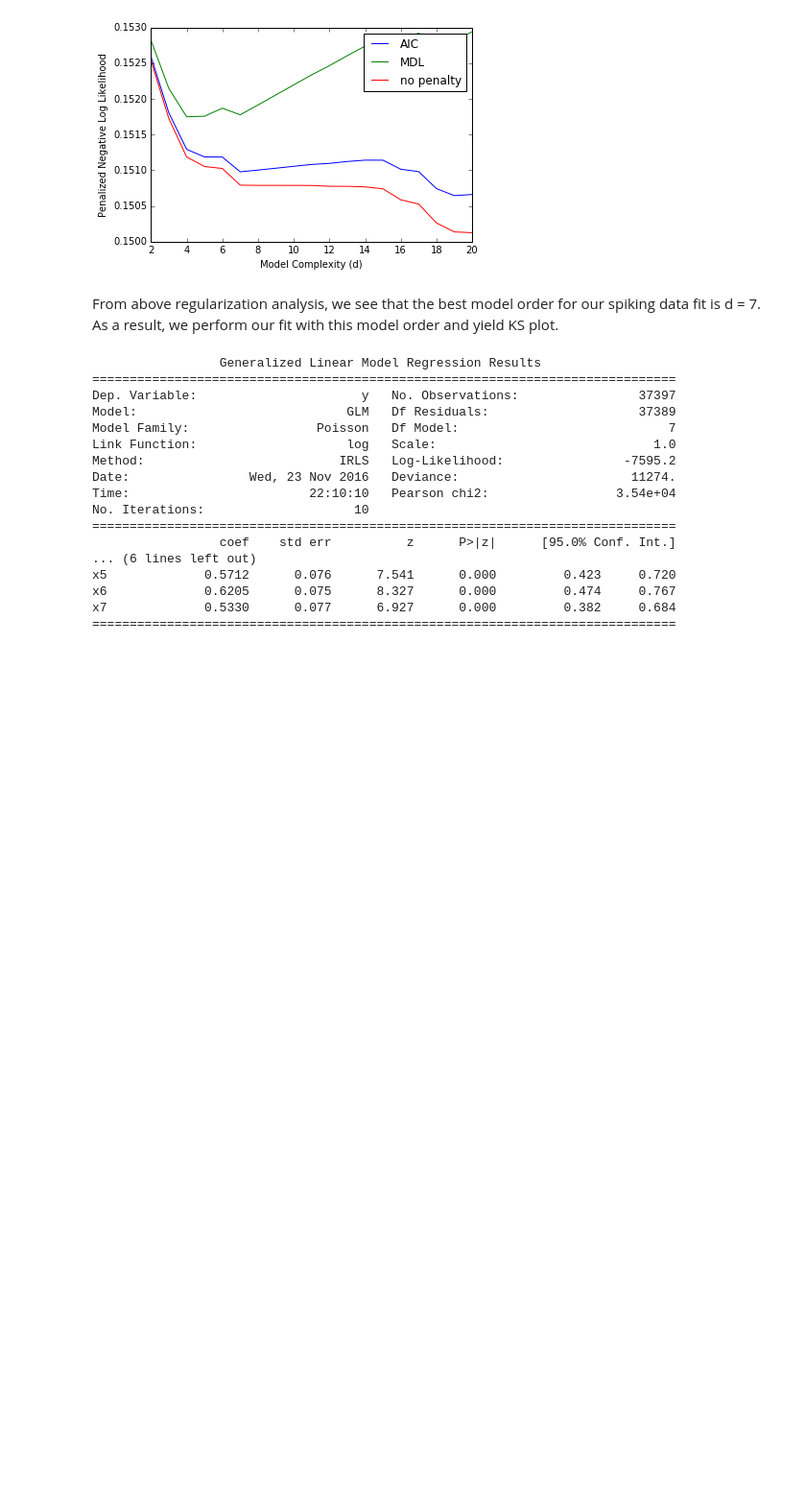
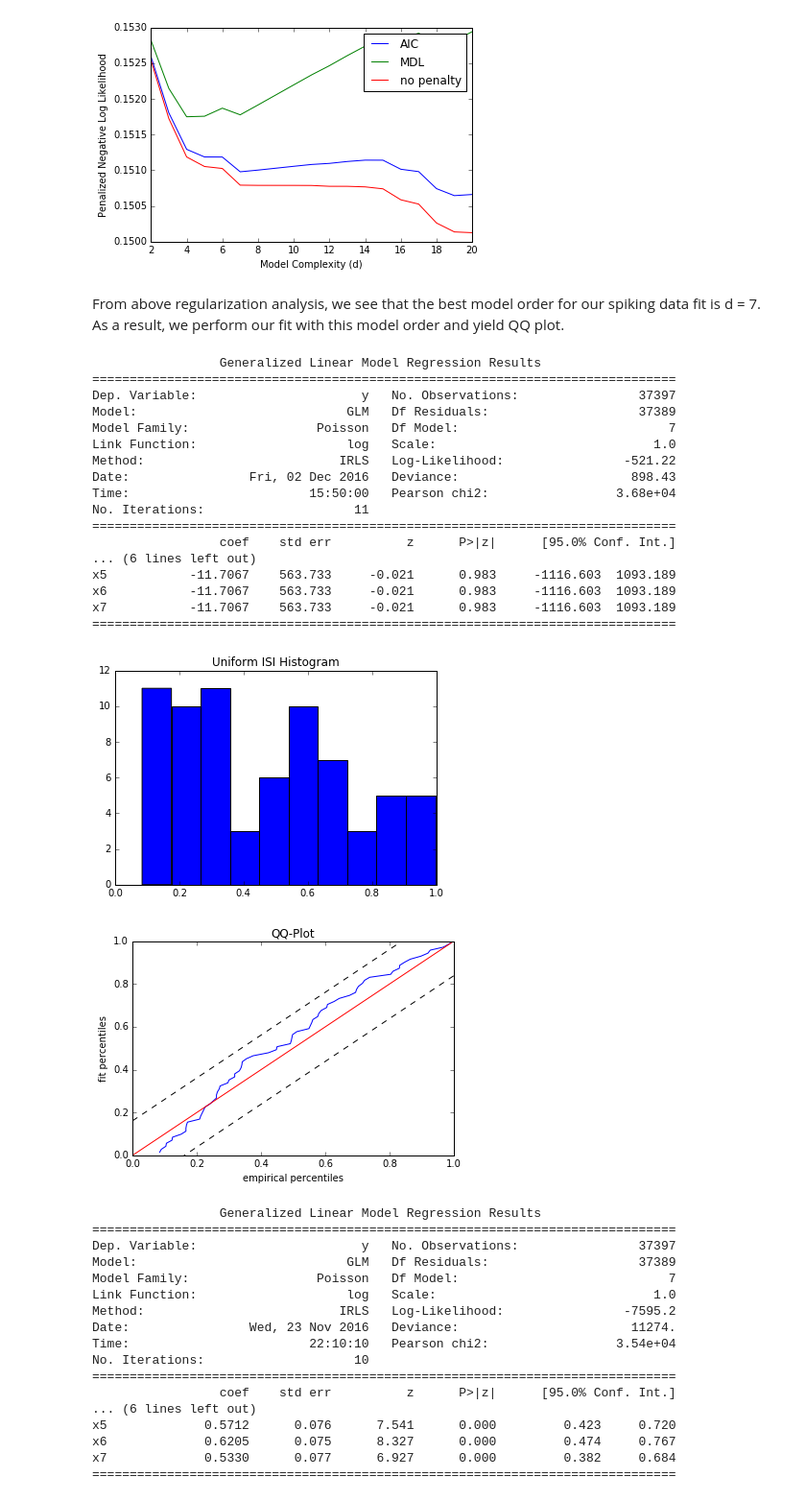
Before and after one commit to zhao-json/Auditory-Neuron, a Jupyter notebook: auditory-neurons-stuff.ipynb, the cells around one changed output. Shown: that part at 96% size. Saved outputs shown, nothing was run; the diff lists cells and outputs as text; code cells hidden in the pictures; blank space fills up the shorter version.

```diff
--- a/auditory-neurons-stuff.ipynb
+++ b/auditory-neurons-stuff.ipynb
@@ -356,7 +353,50 @@ plt.ylabel('Penalized Negative Log Likelihood');
 [figure]
 # %% [markdown]
 From above regularization analysis, we see that the best model order for our spiking data fit is d = 7.
-As a result, we perform our fit with this model order and yield KS plot.
+As a result, we perform our fit with this model order and yield QQ plot.
+# %%
+# Analysis on one measured train of neuron spiking
+# create a binary vector of length 30,000 (e.g. 30s with 1 ms resolution). Start with all zeros
+dN = np.zeros(spikes[0].size)
+timestep = 1
+# find the times of spikes
+spiketimes = np.cumsum(spikingrate)
+dN[spiketimes]=1.0
+
+# specify the model order
+model_order = 7
+
+# build regressor matrix
+R = BuildRegressorMtx(dN,model_order)
+R = sm.add_constant(R)
+# perform model fit
+glm_model = sm.GLM(dN, R, family=sm.families.Poisson())
+glm_results = glm_model.fit()
+print(glm_results.summary())
+
+loglambdas = R.dot(glm_results.params)
+lambdas = np.exp(loglambdas)
+KSplot(lambdas,dN,timestep)
+# %% [output]
+                 Generalized Linear Model Regression Results
+==============================================================================
+Dep. Variable:                      y   No. Observations:                37397
+Model:                            GLM   Df Residuals:                    37389
+Model Family:                 Poisson   Df Model:                            7
+Link Function:                    log   Scale:                             1.0
+Method:                          IRLS   Log-Likelihood:                -521.22
+Date:                Fri, 02 Dec 2016   Deviance:                       898.43
+Time:                        15:50:00   Pearson chi2:                 3.68e+04
+No. Iterations:                    11
+==============================================================================
+                 coef    std err          z      P>|z|      [95.0% Conf. Int.]
+... (6 lines left out)
+x5           -11.7067    563.733     -0.021      0.983     -1116.603  1093.189
+x6           -11.7067    563.733     -0.021      0.983     -1116.603  1093.189
+x7           -11.7067    563.733     -0.021      0.983     -1116.603  1093.189
+==============================================================================
+[figure, added]
+[figure, added]
 # %%
 # analysis on compounded sum of all neuron spiking
 # create a binary vector of length of spikes' size. Start with all zeros
```
Also changed, not shown: parts of 7 cells of this notebook.
